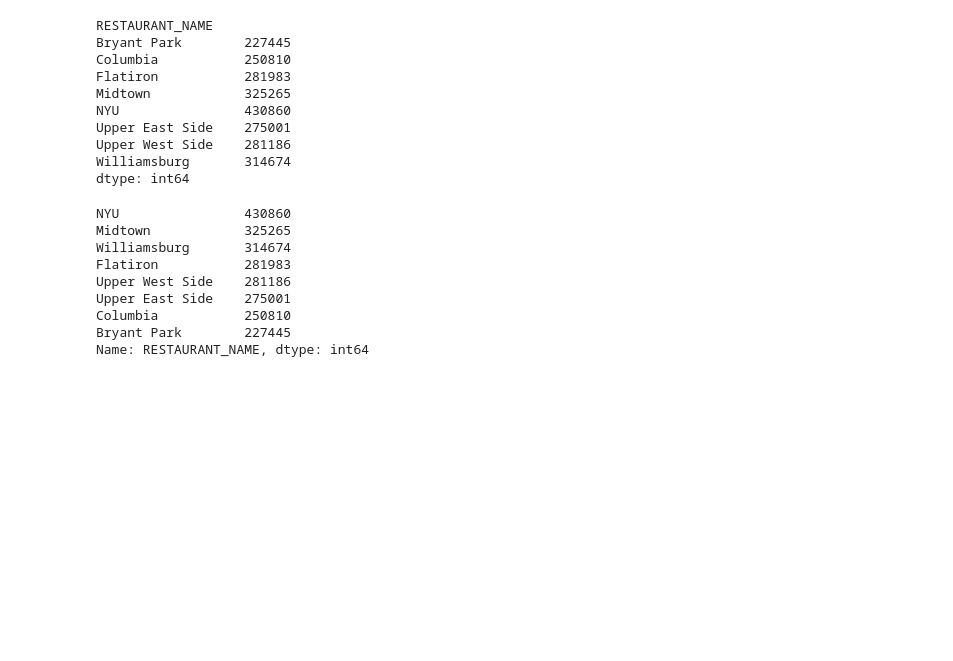
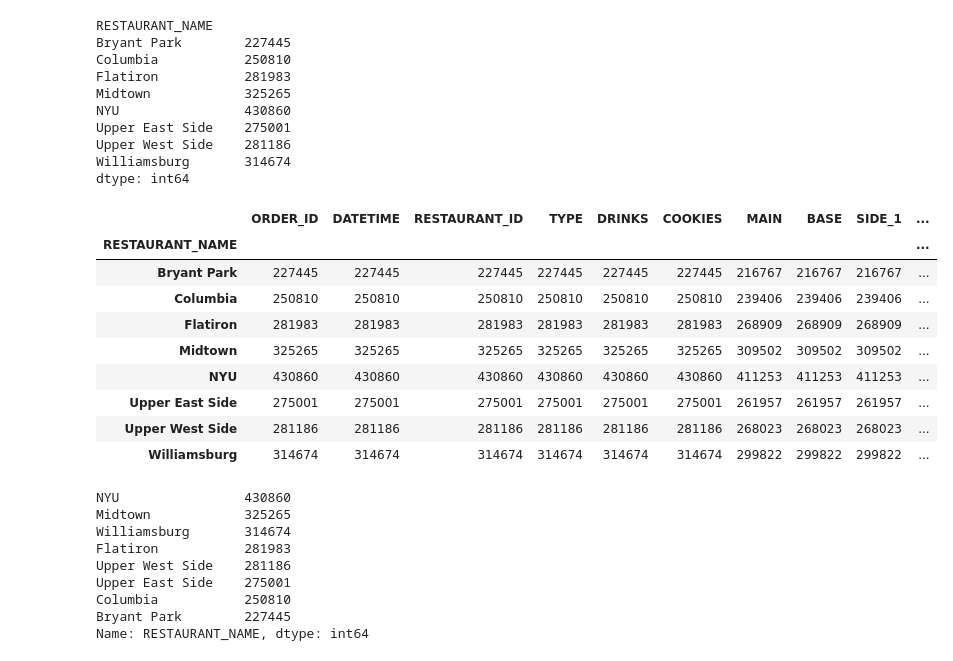
Before and after one commit to mattangriffel/python_for_mbas_class, a Jupyter notebook: Class 3 - Aggregation.ipynb, the cells around one changed output. Drawn from its saved outputs; the diff is of its cells as text; code cells hidden in the pictures; blank space fills up the shorter version.

```diff
--- a/Class 3 - Aggregation.ipynb
+++ b/Class 3 - Aggregation.ipynb
@@ -129,6 +129,19 @@ Upper East Side    275001
 Upper West Side    281186
 Williamsburg       314674
 dtype: int64
+# %%
+df_orders.groupby('RESTAURANT_NAME').count()
+# %% [output]
+|  | ORDER_ID | DATETIME | RESTAURANT_ID | TYPE | DRINKS | COOKIES | MAIN | BASE | SIDE_1 | ... |
+| RESTAURANT_NAME |  |  |  |  |  |  |  |  |  | ... |
+| Bryant Park | 227445 | 227445 | 227445 | 227445 | 227445 | 227445 | 216767 | 216767 | 216767 | ... |
+| Columbia | 250810 | 250810 | 250810 | 250810 | 250810 | 250810 | 239406 | 239406 | 239406 | ... |
+| Flatiron | 281983 | 281983 | 281983 | 281983 | 281983 | 281983 | 268909 | 268909 | 268909 | ... |
+| Midtown | 325265 | 325265 | 325265 | 325265 | 325265 | 325265 | 309502 | 309502 | 309502 | ... |
+| NYU | 430860 | 430860 | 430860 | 430860 | 430860 | 430860 | 411253 | 411253 | 411253 | ... |
+| Upper East Side | 275001 | 275001 | 275001 | 275001 | 275001 | 275001 | 261957 | 261957 | 261957 | ... |
+| Upper West Side | 281186 | 281186 | 281186 | 281186 | 281186 | 281186 | 268023 | 268023 | 268023 | ... |
+| Williamsburg | 314674 | 314674 | 314674 | 314674 | 314674 | 314674 | 299822 | 299822 | 299822 | ... |
 # %%
 df_orders.RESTAURANT_NAME.value_counts()
 # %% [output]
```
Also changed, not shown: parts of 2 cells of this notebook.
